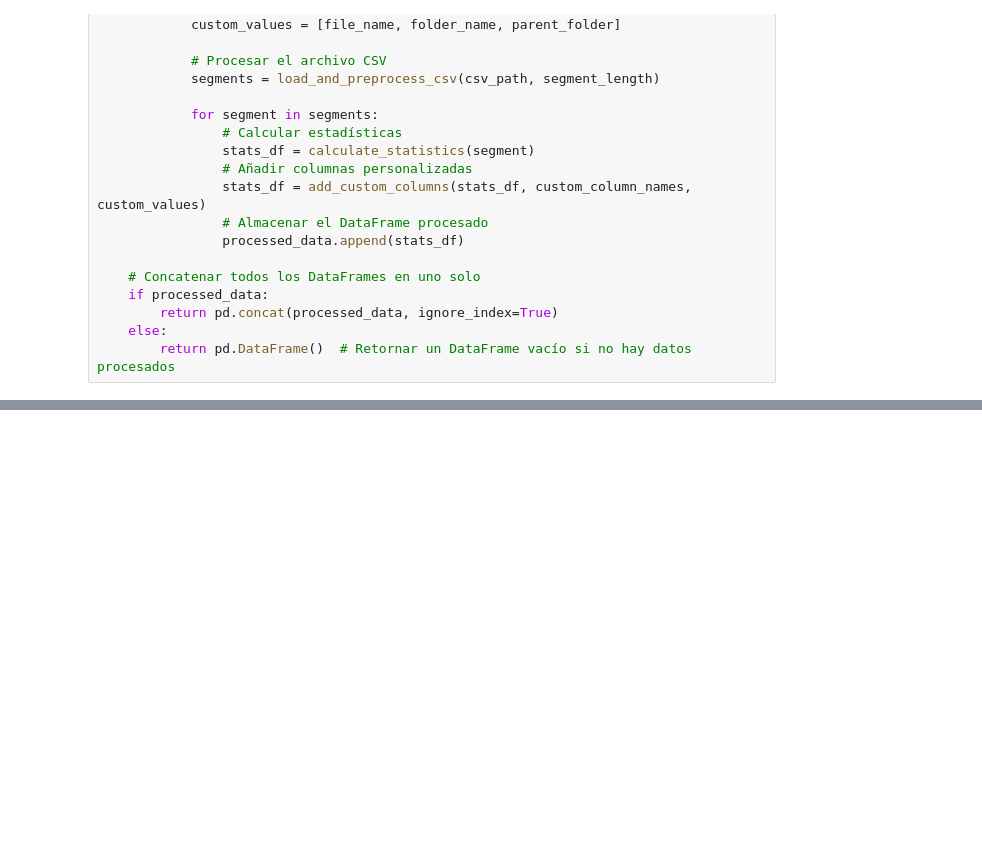
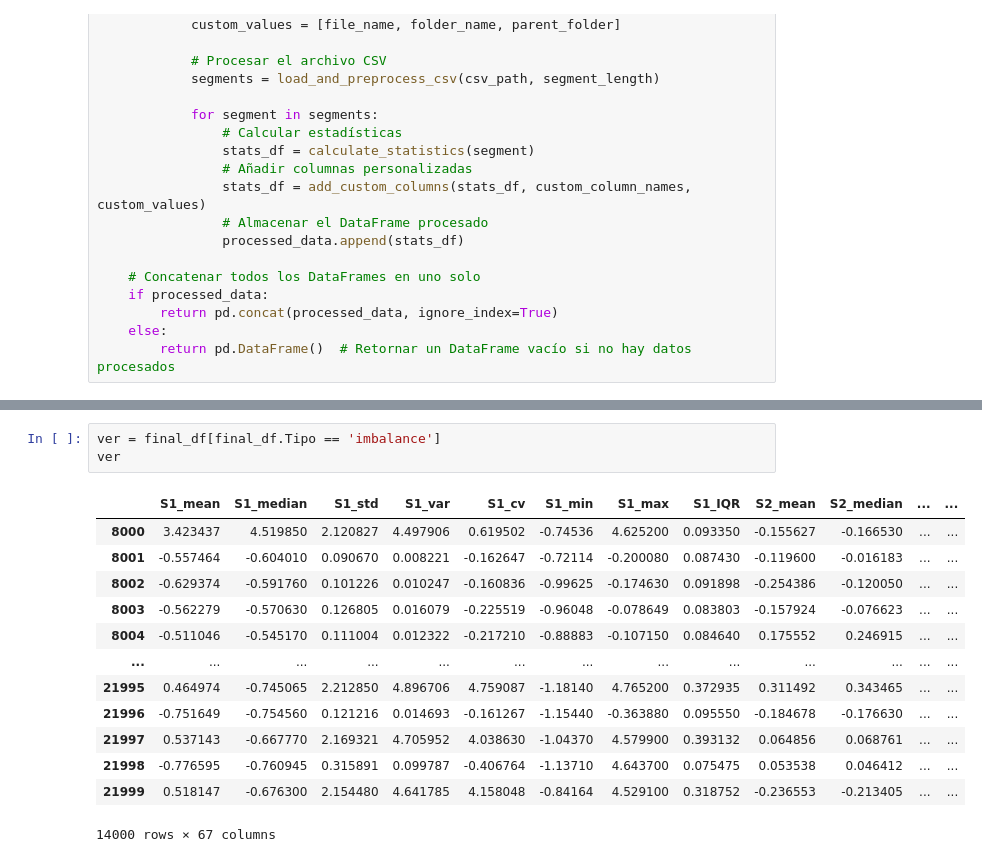
Before and after one commit to adriani94bil/Mantenimiento_Predictivo_PBL_grupo02, a Jupyter notebook: src/2_concatenar_csv.ipynb, the cells around one changed output, grey strips where cells are left out. Saved outputs shown, nothing was run; the diff lists cells and outputs as text; blank space fills up the shorter version.

```diff
--- a/src/2_concatenar_csv.ipynb
+++ b/src/2_concatenar_csv.ipynb
@@ -246,0 +127,17 @@ NameError: name 'process_csvs_in_directory' is not defined
+# %%
+ver = final_df[final_df.Tipo == 'imbalance']
+ver
+# %% [output]
+|  | S1_mean | S1_median | S1_std | S1_var | S1_cv | S1_min | S1_max | S1_IQR | S2_mean | S2_median | ... | ... |
+| 8000 | 3.423437 | 4.519850 | 2.120827 | 4.497906 | 0.619502 | -0.74536 | 4.625200 | 0.093350 | -0.155627 | -0.166530 | ... | ... |
+| 8001 | -0.557464 | -0.604010 | 0.090670 | 0.008221 | -0.162647 | -0.72114 | -0.200080 | 0.087430 | -0.119600 | -0.016183 | ... | ... |
+| 8002 | -0.629374 | -0.591760 | 0.101226 | 0.010247 | -0.160836 | -0.99625 | -0.174630 | 0.091898 | -0.254386 | -0.120050 | ... | ... |
+| 8003 | -0.562279 | -0.570630 | 0.126805 | 0.016079 | -0.225519 | -0.96048 | -0.078649 | 0.083803 | -0.157924 | -0.076623 | ... | ... |
+| 8004 | -0.511046 | -0.545170 | 0.111004 | 0.012322 | -0.217210 | -0.88883 | -0.107150 | 0.084640 | 0.175552 | 0.246915 | ... | ... |
+| ... | ... | ... | ... | ... | ... | ... | ... | ... | ... | ... | ... | ... |
+| 21995 | 0.464974 | -0.745065 | 2.212850 | 4.896706 | 4.759087 | -1.18140 | 4.765200 | 0.372935 | 0.311492 | 0.343465 | ... | ... |
+| 21996 | -0.751649 | -0.754560 | 0.121216 | 0.014693 | -0.161267 | -1.15440 | -0.363880 | 0.095550 | -0.184678 | -0.176630 | ... | ... |
+| 21997 | 0.537143 | -0.667770 | 2.169321 | 4.705952 | 4.038630 | -1.04370 | 4.579900 | 0.393132 | 0.064856 | 0.068761 | ... | ... |
+| 21998 | -0.776595 | -0.760945 | 0.315891 | 0.099787 | -0.406764 | -1.13710 | 4.643700 | 0.075475 | 0.053538 | 0.046412 | ... | ... |
+| 21999 | 0.518147 | -0.676300 | 2.154480 | 4.641785 | 4.158048 | -0.84164 | 4.529100 | 0.318752 | -0.236553 | -0.213405 | ... | ... |
+14000 rows × 67 columns
```
Also changed, not shown: parts of 5 cells of this notebook, 3 other files.
